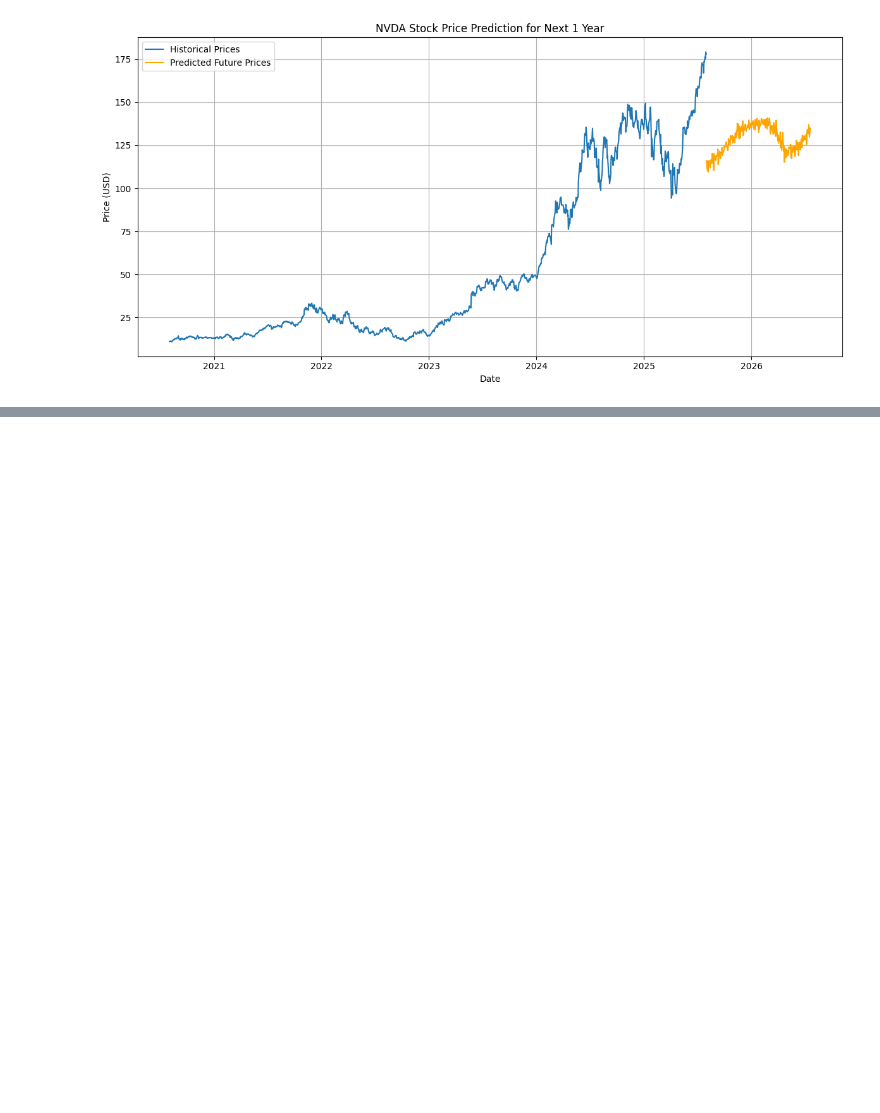
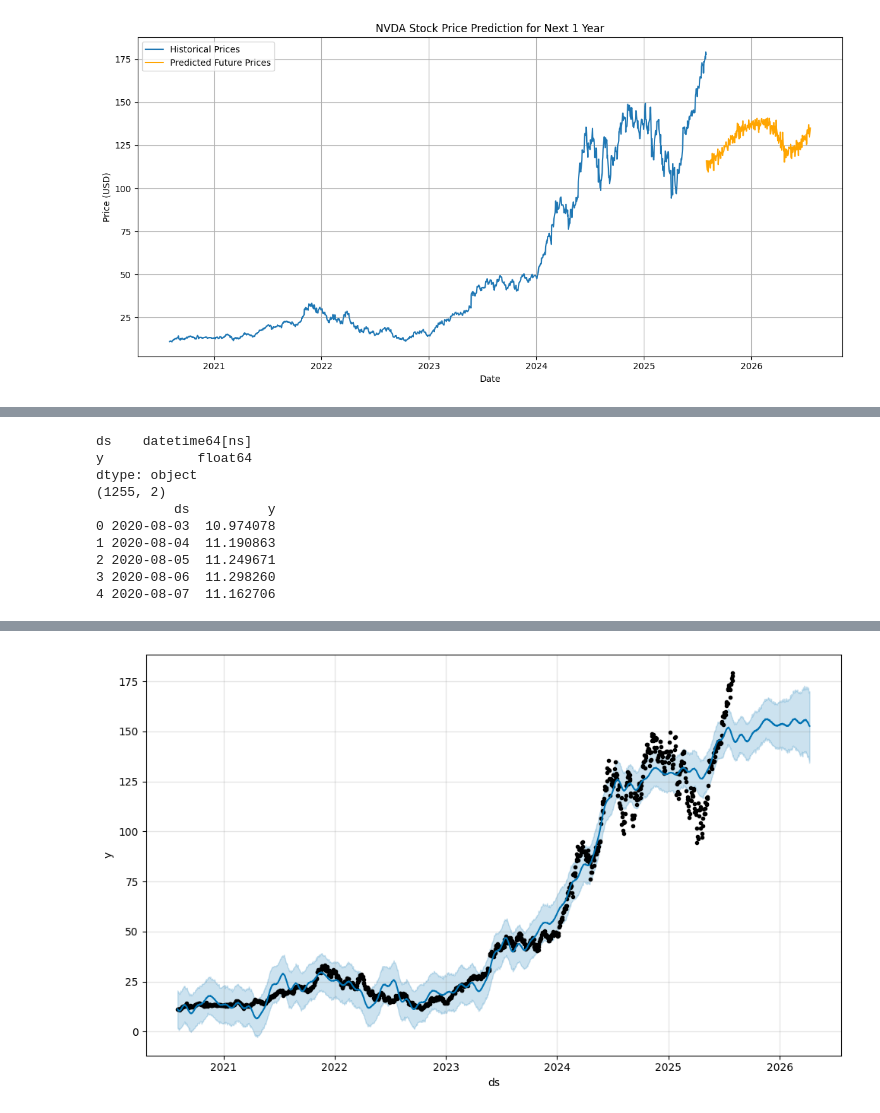
Before and after one commit to 0m3g4Kn1ght/team-collaboration-practice, a Jupyter notebook: Stock_Price_Prediction.ipynb, the cells around one changed output, grey strips where cells are left out. Cells and saved outputs as stored; diff of their text form; code cells hidden in the pictures; blank space fills up the shorter version.

```diff
--- a/Stock_Price_Prediction.ipynb
+++ b/Stock_Price_Prediction.ipynb
@@ -98,0 +189,25 @@ plt.show()
+# %%
+# Ensure 'Date' column exists and is datetime
+df['Date'] = pd.to_datetime(df['Date'])
+
+# Create Prophet-compatible dataframe
+df_prophet = pd.DataFrame()
+df_prophet['ds'] = df['Date']
+df_prophet['y'] = df['Close'].values  # <- use .values to ensure it's 1D
+
+# Confirm shape and types
+print(df_prophet.dtypes)
+print(df_prophet.shape)
+print(df_prophet.head())
+
+# Fit the model
+m = Prophet(daily_seasonality=True)
+m.fit(df_prophet)
+
+# Forecast next 252 trading days (~1 year)
+future = m.make_future_dataframe(periods=252)
+forecast = m.predict(future)
+
+# Plot forecast
+fig = m.plot(forecast)
+# %% [output]
@@ -98,0 +215,10 @@ plt.show()
+ds    datetime64[ns]
+y            float64
+dtype: object
+(1255, 2)
+          ds          y
+0 2020-08-03  10.974078
+1 2020-08-04  11.190863
+2 2020-08-05  11.249671
+3 2020-08-06  11.298260
+4 2020-08-07  11.162706
@@ -98,0 +226 @@ plt.show()
+[figure, added]
```
Also changed, not shown: parts of 8 cells of this notebook.
